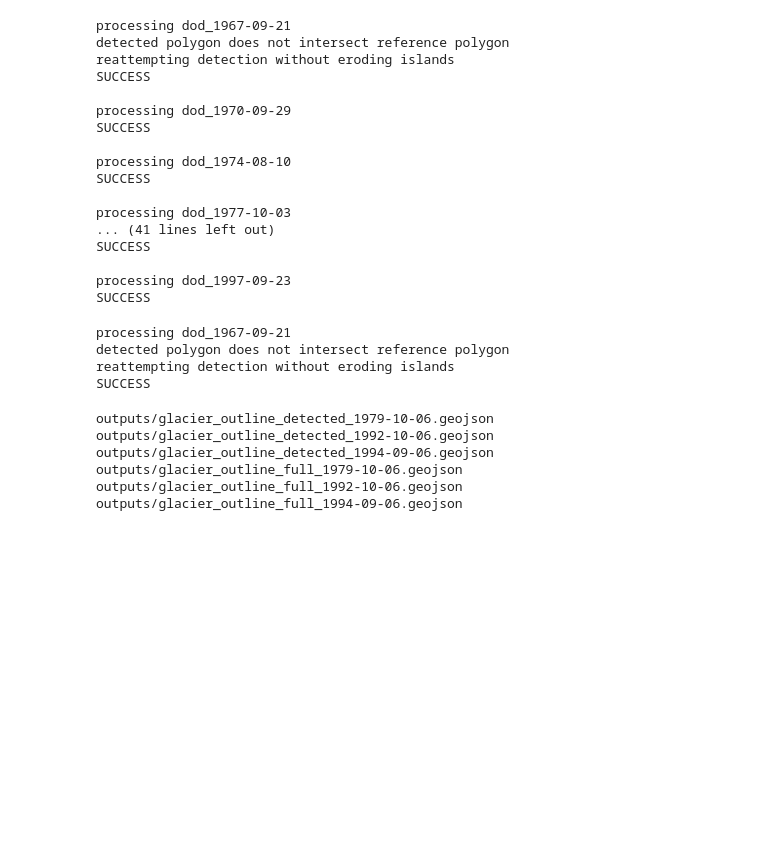
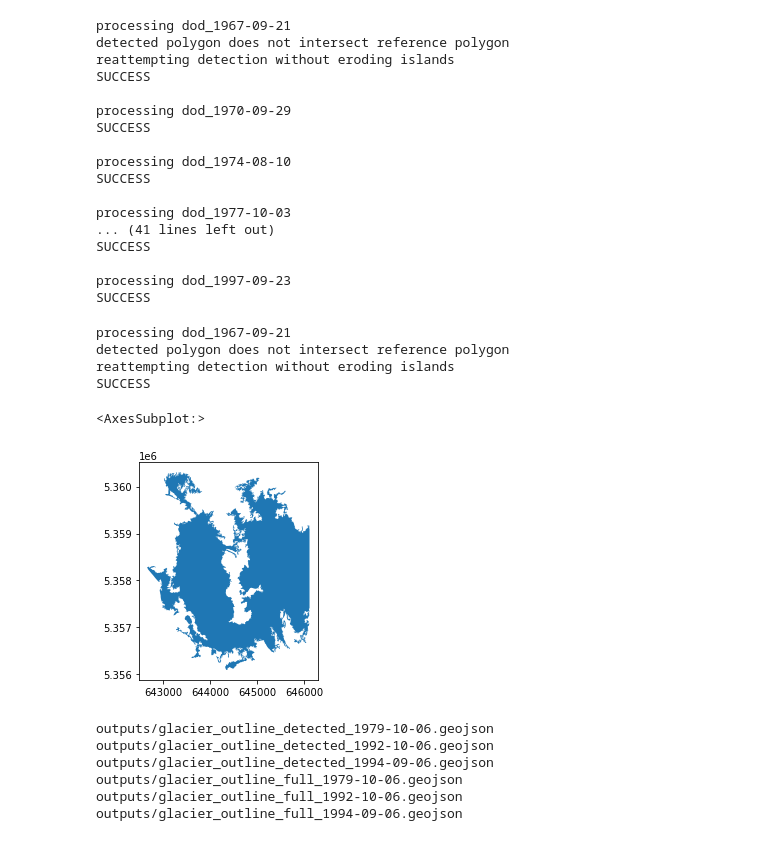
Before and after one commit to friedrichknuth/glacierpoly, a Jupyter notebook: notebooks/example.ipynb, the cells around one changed output. Saved outputs shown, nothing was run; the diff lists cells and outputs as text; code cells hidden in the pictures; blank space fills up the shorter version.

```diff
--- a/notebooks/example.ipynb
+++ b/notebooks/example.ipynb
@@ -78,0 +74,9 @@ SUCCESS
+# %%
+detected_polygon_gdf = 'outputs/glacier_outline_detected_1967-09-21.geojson'
+# %%
+gdf = gpd.read_file(detected_polygon_gdf)
+# %%
+gdf.plot()
+# %% [output]
+<AxesSubplot:>
+[figure, added]
```
Also changed, not shown: parts of 6 cells of this notebook, 1 other file.
